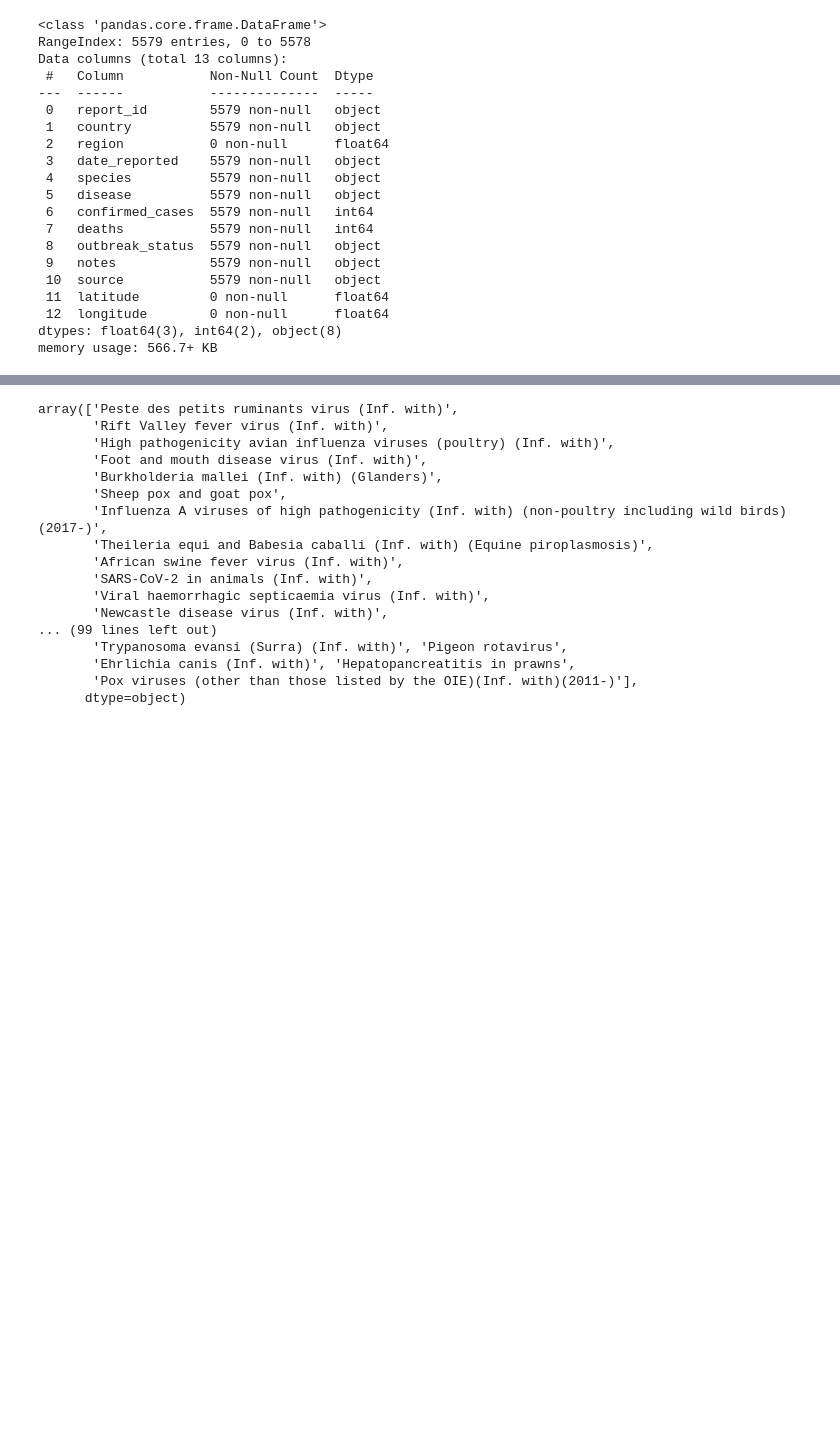
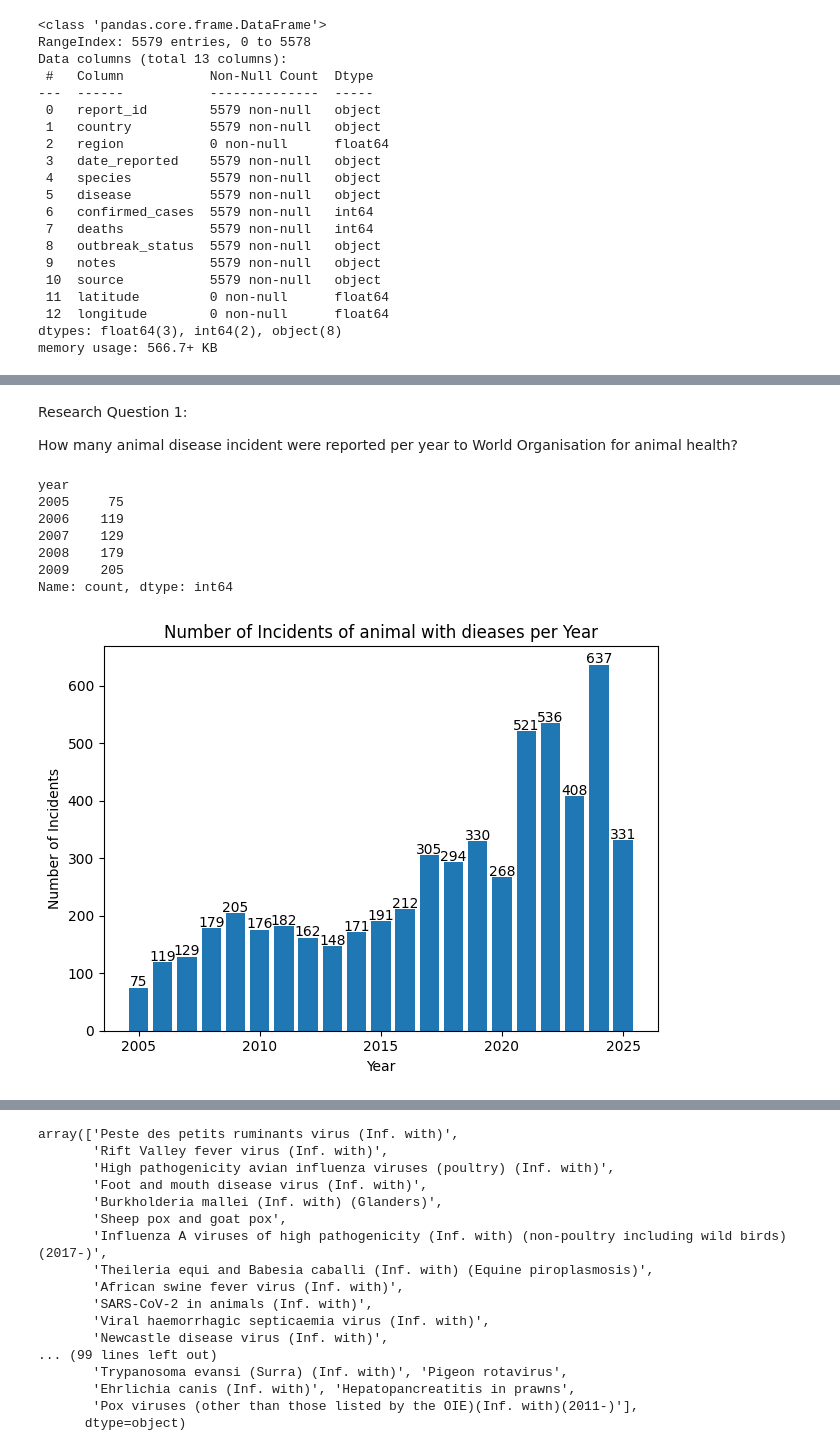
Before and after one commit to IfeoluwaRuth/EDA_Global_animal_health_incidents, a Jupyter notebook: EDA_Animal_health.ipynb, the cells around one changed output, grey strips where cells are left out. Saved outputs shown, nothing was run; the diff lists cells and outputs as text; code cells hidden in the pictures; blank space fills up the shorter version.

```diff
--- a/EDA_Animal_health.ipynb
+++ b/EDA_Animal_health.ipynb
@@ -56,0 +66,27 @@ memory usage: 566.7+ KB
+# %% [markdown]
+Research Question 1:
+
+How many animal disease incident were reported per year to World Organisation for animal health?
+# %%
+yearly_record = df['year'].value_counts().sort_index()
+print(yearly_record.head())
+plt.bar(yearly_record.index, yearly_record.values)
+
+for i, value in enumerate(yearly_record.values):
+    plt.text(x =yearly_record.index[i], y = value + 2, s = str(value), ha='center')
+
+plt.xlabel('Year')
+plt.ylabel('Number of Incidents')
+plt.title('Number of Incidents of animal with dieases per Year')
+
+plt.tight_layout()
+plt.show()
+# %% [output]
+year
+2005     75
+2006    119
+2007    129
+2008    179
+2009    205
+Name: count, dtype: int64
+[figure, added]
```
Also changed, not shown: parts of 5 cells of this notebook.
